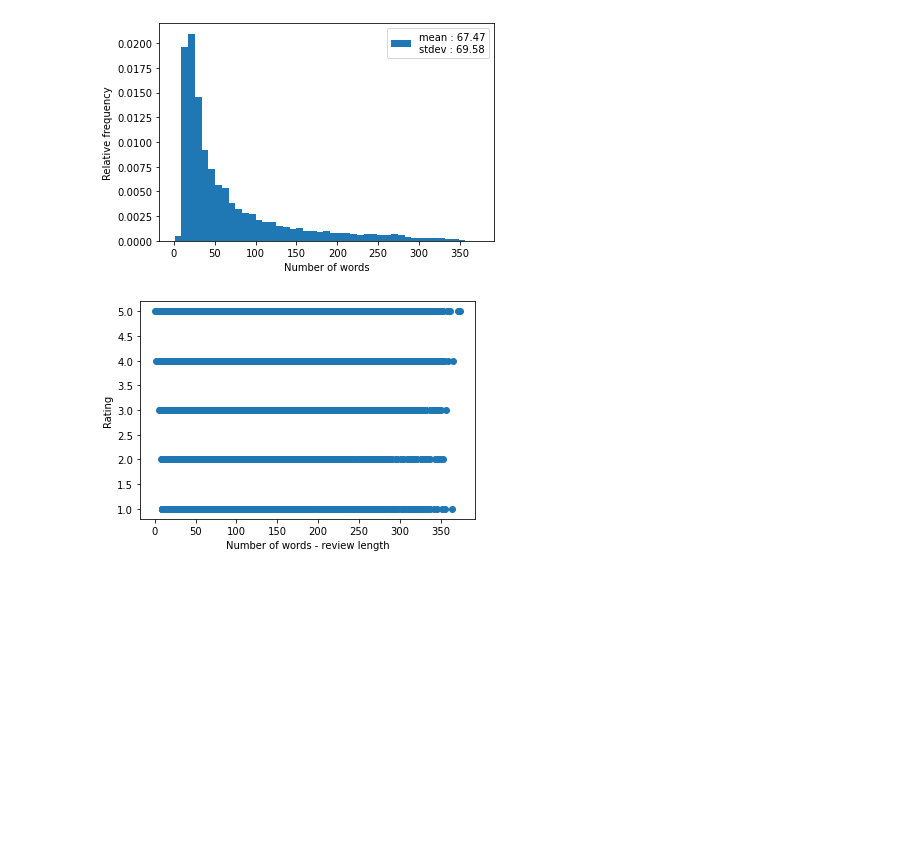
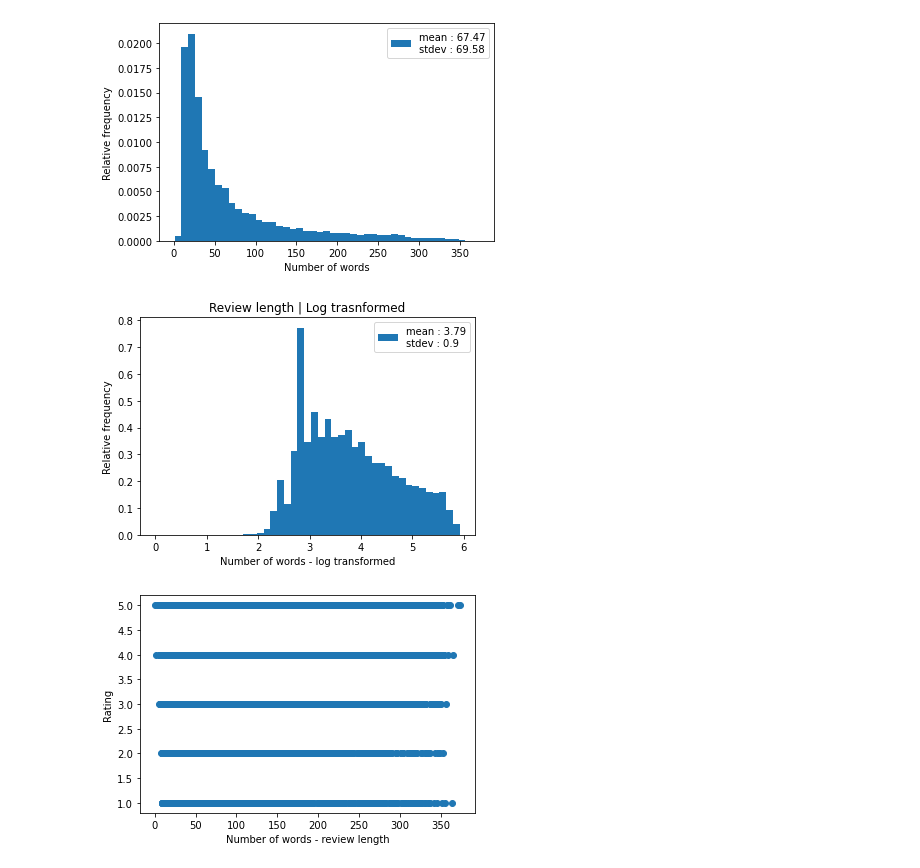
Before and after one commit to yqian000/OnlineReviewDetection, a Jupyter notebook: data_explore.ipynb, the cells around one changed output. Saved outputs shown, nothing was run; the diff lists cells and outputs as text; code cells hidden in the pictures; blank space fills up the shorter version.

```diff
--- a/data_explore.ipynb
+++ b/data_explore.ipynb
@@ -150,6 +150,22 @@ plt.legend()
 plt.show()
 # %% [output]
 [figure]
+# %%
+import math
+
+reviews_length_list_log = []
+for i in reviews_length_list:
+    reviews_length_list_log.append(math.log(i))
+
+plt.hist(reviews_length_list_log, density = True, bins = 45, label = "mean : " + str(np.round(np.mean(reviews_length_list_log), 2)) +
+        "\nstdev : " + str(np.round(np.std(reviews_length_list_log), 2)))
+plt.xlabel("Number of words - log transformed")
+plt.ylabel("Relative frequency")
+plt.title("Review length | Log trasnformed")
+plt.legend()
+plt.show()
+# %% [output]
+[figure, added]
 # %%
 '''Q : Does review length correlate with its rating?'''
 '''A : No correlation'''
```
